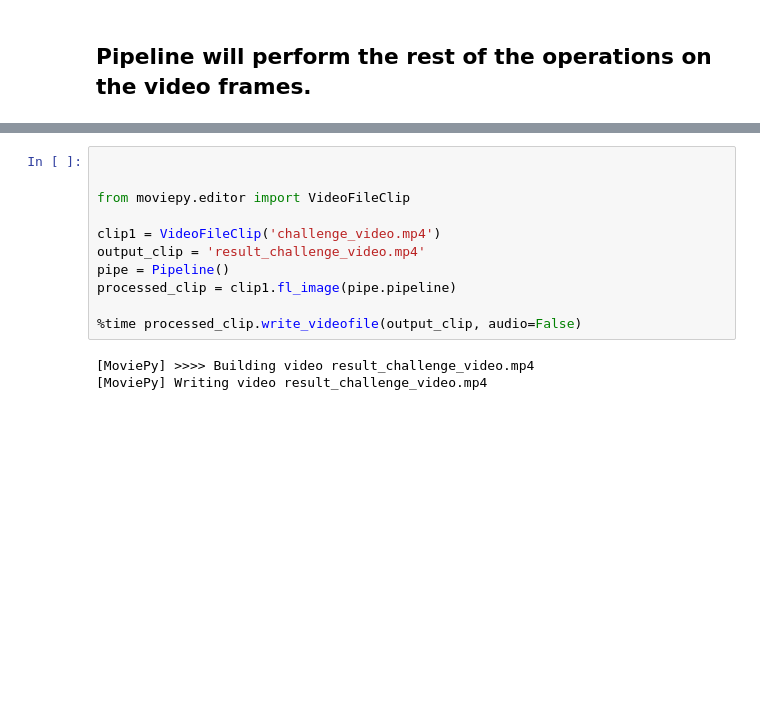
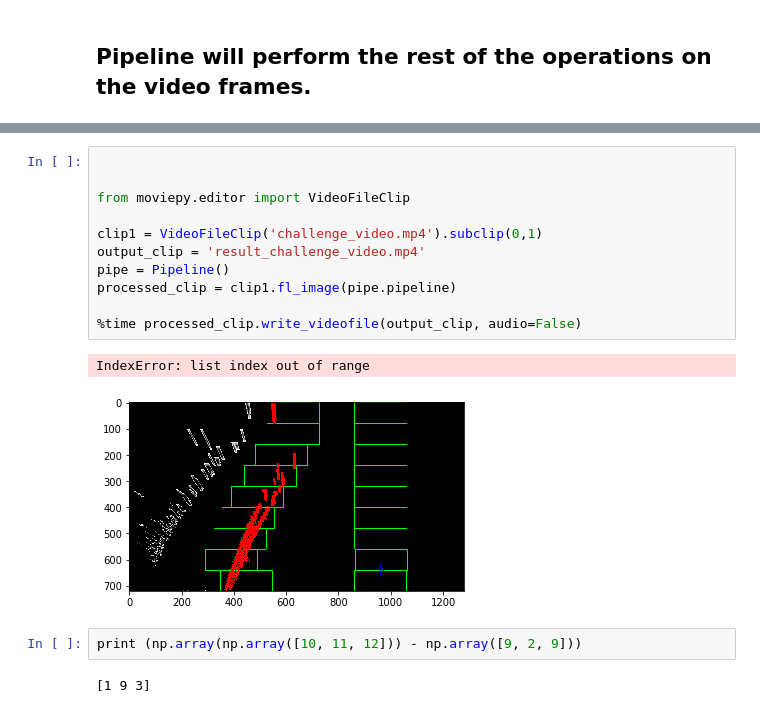
Before and after one commit to MC-8/SDC-P4-advanced-lane-lines, a Jupyter notebook: advanced_lane_finding.ipynb, the cells around one changed output, grey strips where cells are left out. Cells and saved outputs as stored; diff of their text form; blank space fills up the shorter version.

```diff
--- a/advanced_lane_finding.ipynb
+++ b/advanced_lane_finding.ipynb
@@ -522,14 +578,18 @@ HTML("""
 # %%
 
 
 from moviepy.editor import VideoFileClip
 
-clip1 = VideoFileClip('challenge_video.mp4')
+clip1 = VideoFileClip('challenge_video.mp4').subclip(0,1)
 output_clip = 'result_challenge_video.mp4'
 pipe = Pipeline()
 processed_clip = clip1.fl_image(pipe.pipeline)
 
 %time processed_clip.write_videofile(output_clip, audio=False)
 # %% [output]
-[MoviePy] >>>> Building video result_challenge_video.mp4
-[MoviePy] Writing video result_challenge_video.mp4
+IndexError: list index out of range
+[figure, added]
+# %%
+print (np.array(np.array([10, 11, 12])) - np.array([9, 2, 9]))
+# %% [output]
+[1 9 3]
```
Also changed, not shown: parts of 9 cells of this notebook, 12 other files.
